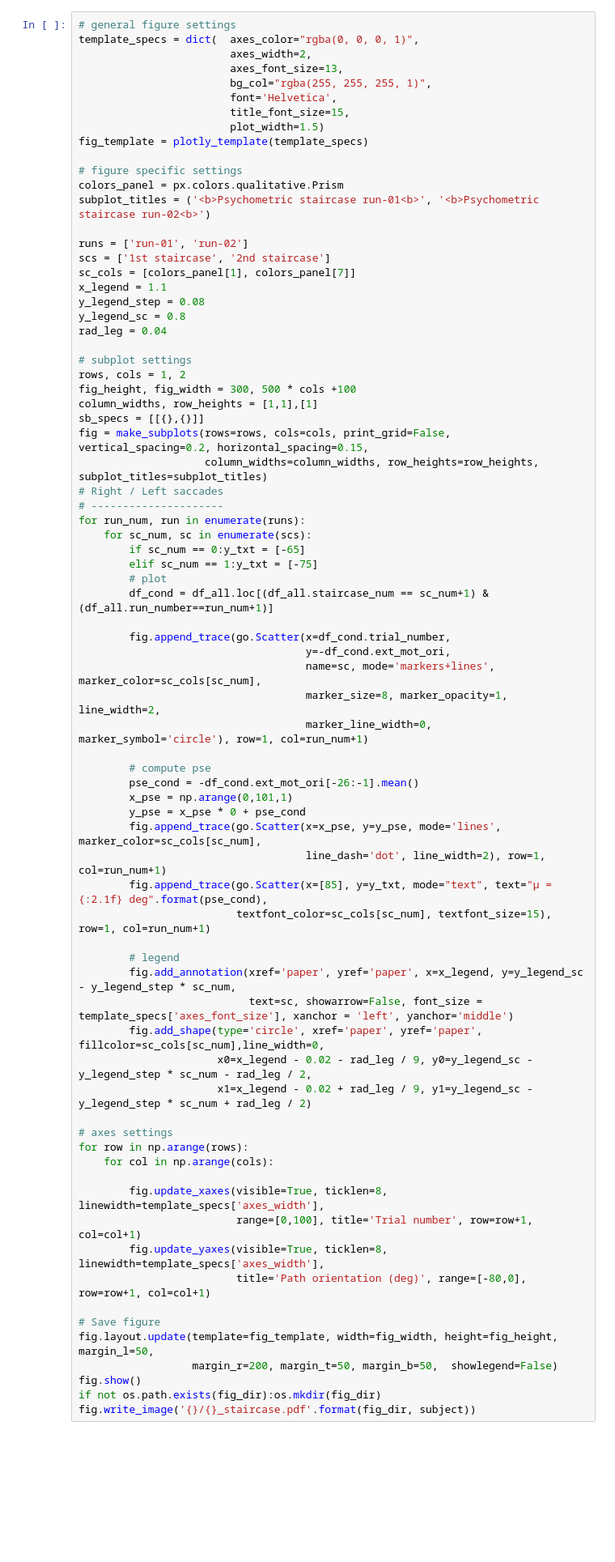
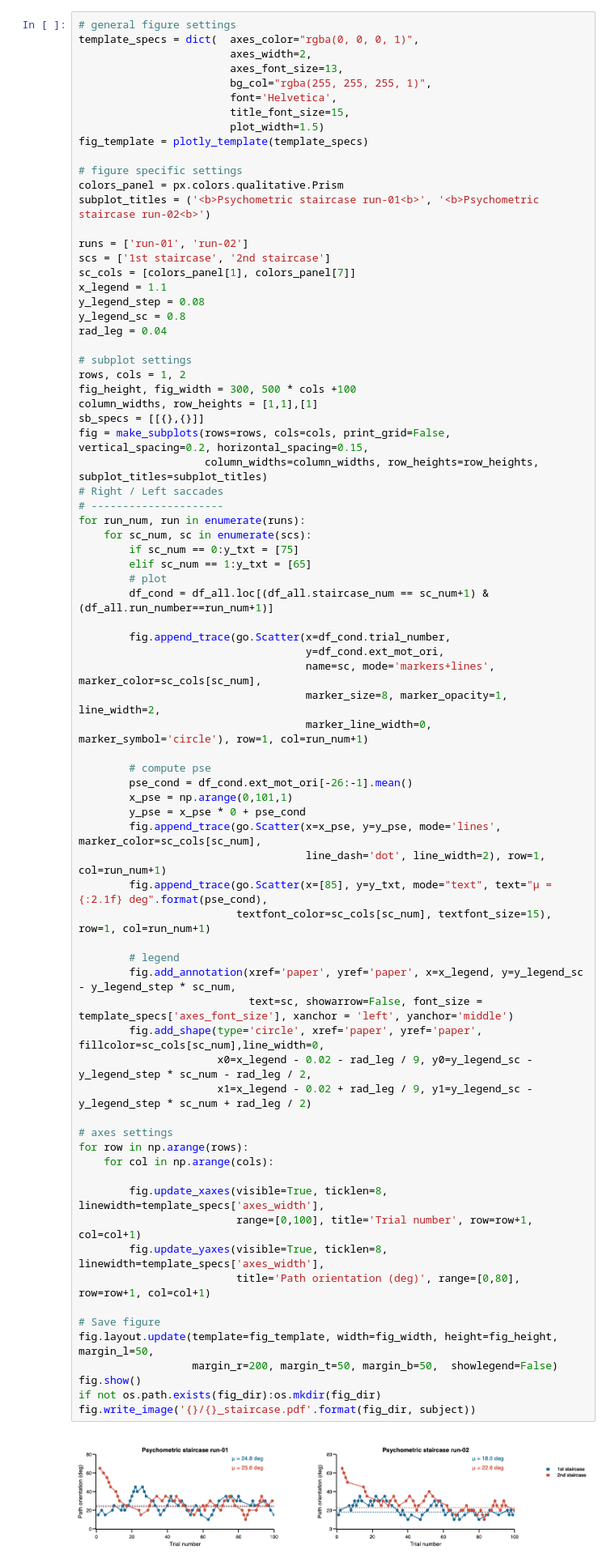
Before and after one commit to mszinte/DoubleDrift, a Jupyter notebook: stats/perception_figures.ipynb, the cells around one changed output. Shown at 81% size. Drawn from its saved outputs; the diff is of its cells as text; blank space fills up the shorter version.

```diff
--- a/stats/perception_figures.ipynb
+++ b/stats/perception_figures.ipynb
@@ -79,48 +79,50 @@ fig = make_subplots(rows=rows, cols=cols, print_grid=False, vertical_spacing=0.2
 # ---------------------
 for run_num, run in enumerate(runs):
     for sc_num, sc in enumerate(scs):
-        if sc_num == 0:y_txt = [-65]
-        elif sc_num == 1:y_txt = [-75]
+        if sc_num == 0:y_txt = [75]
+        elif sc_num == 1:y_txt = [65]
         # plot
         df_cond = df_all.loc[(df_all.staircase_num == sc_num+1) & (df_all.run_number==run_num+1)]
 
         fig.append_trace(go.Scatter(x=df_cond.trial_number,
-                                    y=-df_cond.ext_mot_ori,
+                                    y=df_cond.ext_mot_ori,
                                     name=sc, mode='markers+lines', marker_color=sc_cols[sc_num],
                                     marker_size=8, marker_opacity=1, line_width=2,
                                     marker_line_width=0, marker_symbol='circle'), row=1, col=run_num+1)
 
         # compute pse
-        pse_cond = -df_cond.ext_mot_ori[-26:-1].mean()
+        pse_cond = df_cond.ext_mot_ori[-26:-1].mean()
         x_pse = np.arange(0,101,1)
         y_pse = x_pse * 0 + pse_cond
         fig.append_trace(go.Scatter(x=x_pse, y=y_pse, mode='lines', marker_color=sc_cols[sc_num],
                                     line_dash='dot', line_width=2), row=1, col=run_num+1)
         fig.append_trace(go.Scatter(x=[85], y=y_txt, mode="text", text="μ = {:2.1f} deg".format(pse_cond),
                          textfont_color=sc_cols[sc_num], textfont_size=15), row=1, col=run_num+1)
 
         # legend
         fig.add_annotation(xref='paper', yref='paper', x=x_legend, y=y_legend_sc - y_legend_step * sc_num,
                            text=sc, showarrow=False, font_size = template_specs['axes_font_size'], xanchor = 'left', yanchor='middle')
         fig.add_shape(type='circle', xref='paper', yref='paper', fillcolor=sc_cols[sc_num],line_width=0,
                       x0=x_legend - 0.02 - rad_leg / 9, y0=y_legend_sc - y_legend_step * sc_num - rad_leg / 2,
                       x1=x_legend - 0.02 + rad_leg / 9, y1=y_legend_sc - y_legend_step * sc_num + rad_leg / 2)
 
 # axes settings
 for row in np.arange(rows):
     for col in np.arange(cols):
 
         fig.update_xaxes(visible=True, ticklen=8, linewidth=template_specs['axes_width'],
                          range=[0,100], title='Trial number', row=row+1, col=col+1)
         fig.update_yaxes(visible=True, ticklen=8, linewidth=template_specs['axes_width'],
-                         title='Path orientation (deg)', range=[-80,0], row=row+1, col=col+1)
+                         title='Path orientation (deg)', range=[0,80], row=row+1, col=col+1)
 
 # Save figure
 fig.layout.update(template=fig_template, width=fig_width, height=fig_height, margin_l=50,
                   margin_r=200, margin_t=50, margin_b=50,  showlegend=False)
 fig.show()
 if not os.path.exists(fig_dir):os.mkdir(fig_dir)
 fig.write_image('{}/{}_staircase.pdf'.format(fig_dir, subject))
+# %% [output]
+[figure, added]
 # %%
 # subplot settings
 rows, cols = 1, 1
```
Also changed, not shown: parts of 1 cell of this notebook, 13 other files.
